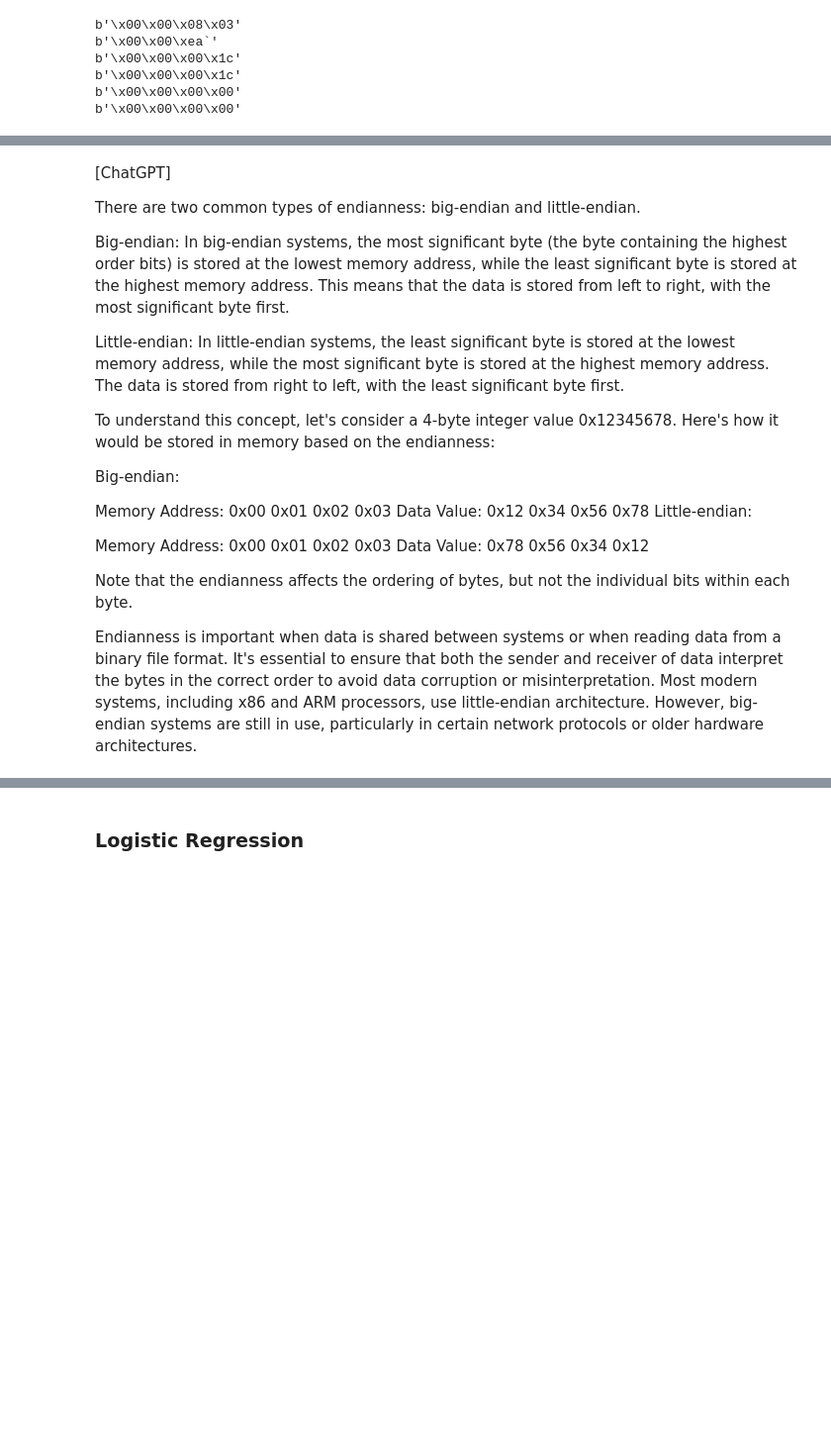
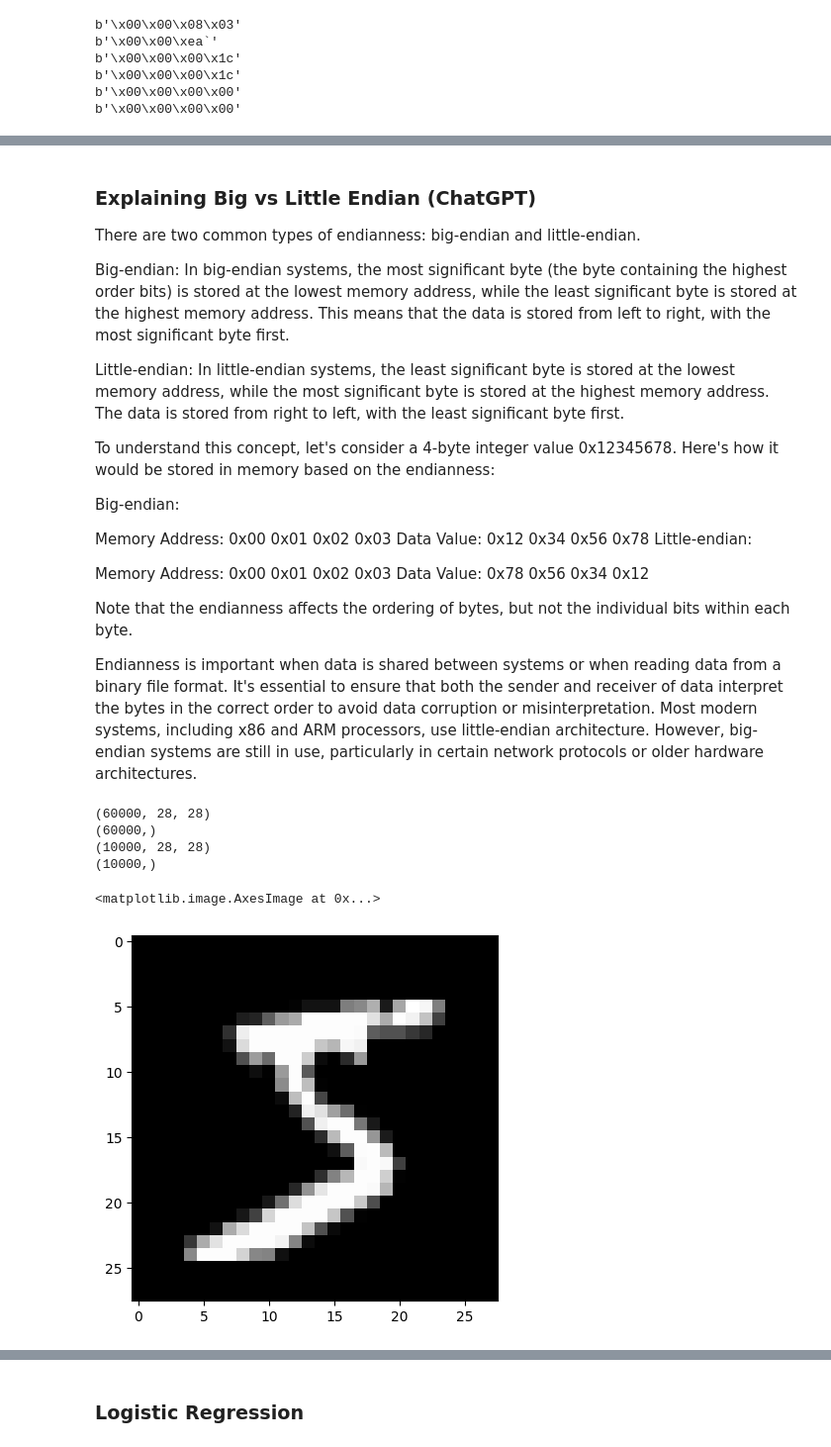
Before and after one commit to ltbd78/torch-tutorial, a Jupyter notebook: torch-tutorial.ipynb, the cells around one changed output, grey strips where cells are left out. Shown: that part at 99% size. Drawn from its saved outputs; the diff is of its cells as text; code cells hidden in the pictures; blank space fills up the shorter version.

```diff
--- a/torch-tutorial.ipynb
+++ b/torch-tutorial.ipynb
@@ -11,0 +30,11 @@ import gzip
+# %%
+urls = [
+    'http://yann.lecun.com/exdb/mnist/train-images-idx3-ubyte.gz',
+    'http://yann.lecun.com/exdb/mnist/train-labels-idx1-ubyte.gz',
+    'http://yann.lecun.com/exdb/mnist/t10k-images-idx3-ubyte.gz',
+    'http://yann.lecun.com/exdb/mnist/t10k-labels-idx1-ubyte.gz',
+]
+for url in urls:
+    r = requests.get(url)
+    with open(f'./data/{url.split("/")[-1]}', 'wb') as f:
+        f.write(r.content)
@@ -90,7 +119,7 @@ Let's break down the usage of `struct.unpack` in the code:
 4. `data = data.reshape((size, nrows, ncols))`
    Finally, the `data` array is reshaped using the dimensions obtained from the previous unpacking steps. It is reshaped into a 3-dimensional array with `size` rows, `nrows` height, and `ncols` width.
 # %% [markdown]
-[ChatGPT]
+### Explaining Big vs Little Endian (ChatGPT)
 
 There are two common types of endianness: big-endian and little-endian.
 
@@ -125,0 +144,15 @@ Endianness is important when data is shared between systems or when reading data
+# %%
+print(X_train.shape)
+print(y_train.shape)
+print(X_test.shape)
+print(y_test.shape)
+# %% [output]
+(60000, 28, 28)
+(60000,)
+(10000, 28, 28)
+(10000,)
+# %%
+plt.imshow(X_train[0], cmap='gray')
+# %% [output]
+<matplotlib.image.AxesImage at 0x...>
+[figure, added]
```
Also changed, not shown: parts of 70 cells of this notebook, 4 other files.
